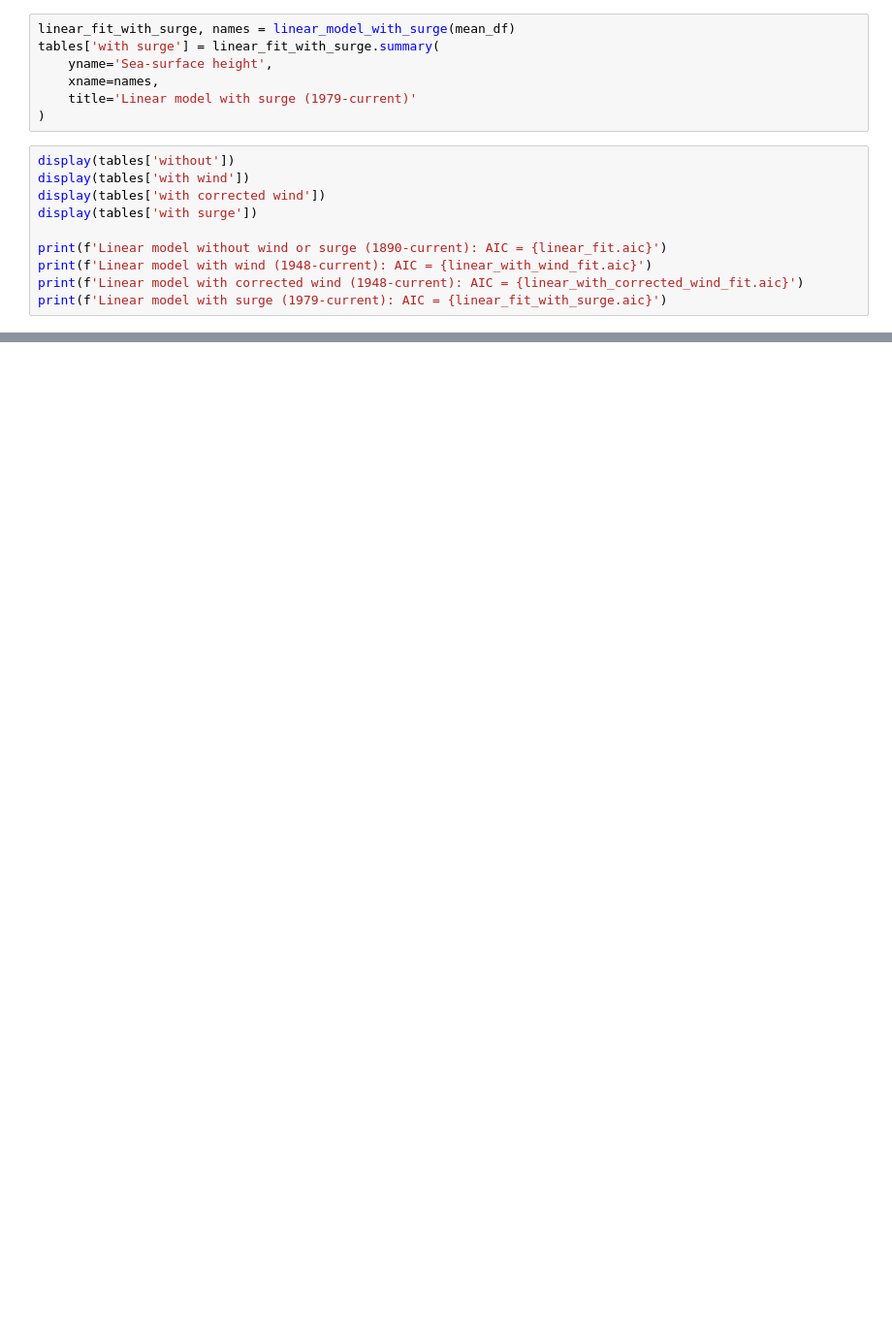
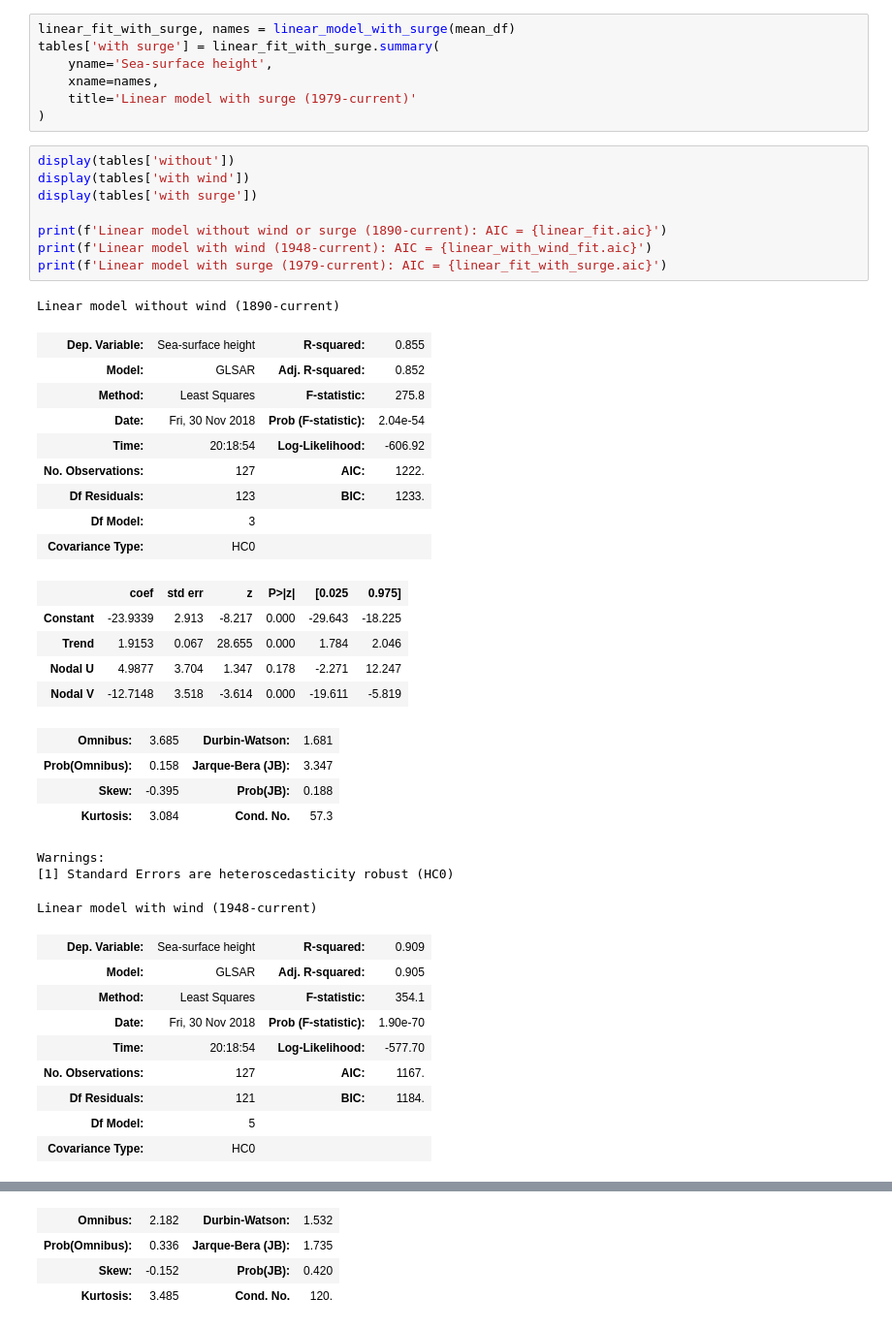
Before and after one commit to openearth/sealevel, a Jupyter notebook: notebooks/analysis/gtsr/Comparison wind and surge data.ipynb, the cells around one changed output, grey strips where cells are left out. Shown: that part at 97% size. Cells and saved outputs as stored; diff of their text form; blank space fills up the shorter version.

```diff
--- a/notebooks/analysis/gtsr/Comparison wind and surge data.ipynb
+++ b/notebooks/analysis/gtsr/Comparison wind and surge data.ipynb
@@ -527,10 +434,40 @@ tables['with surge'] = linear_fit_with_surge.summary(
 # %%
 display(tables['without'])
 display(tables['with wind'])
-display(tables['with corrected wind'])
 display(tables['with surge'])
 
 print(f'Linear model without wind or surge (1890-current): AIC = {linear_fit.aic}')
 print(f'Linear model with wind (1948-current): AIC = {linear_with_wind_fit.aic}')
-print(f'Linear model with corrected wind (1948-current): AIC = {linear_with_corrected_wind_fit.aic}')
 print(f'Linear model with surge (1979-current): AIC = {linear_fit_with_surge.aic}')
+# %% [output]
+Linear model without wind (1890-current)
+| Dep. Variable: | Sea-surface height | R-squared: | 0.855 |
+| Model: | GLSAR | Adj. R-squared: | 0.852 |
+| Method: | Least Squares | F-statistic: | 275.8 |
+| Date: | Fri, 30 Nov 2018 | Prob (F-statistic): | 2.04e-54 |
+| Time: | 20:18:54 | Log-Likelihood: | -606.92 |
+| No. Observations: | 127 | AIC: | 1222. |
+| Df Residuals: | 123 | BIC: | 1233. |
+| Df Model: | 3 |  |  |
+| Covariance Type: | HC0 |  |  |
+|  | coef | std err | z | P>|z| | [0.025 | 0.975] |
+| Constant | -23.9339 | 2.913 | -8.217 | 0.000 | -29.643 | -18.225 |
+| Trend | 1.9153 | 0.067 | 28.655 | 0.000 | 1.784 | 2.046 |
+| Nodal U | 4.9877 | 3.704 | 1.347 | 0.178 | -2.271 | 12.247 |
+| Nodal V | -12.7148 | 3.518 | -3.614 | 0.000 | -19.611 | -5.819 |
+| Omnibus: | 3.685 | Durbin-Watson: | 1.681 |
+| Prob(Omnibus): | 0.158 | Jarque-Bera (JB): | 3.347 |
+| Skew: | -0.395 | Prob(JB): | 0.188 |
+| Kurtosis: | 3.084 | Cond. No. | 57.3 |
+Warnings:
+[1] Standard Errors are heteroscedasticity robust (HC0)
+Linear model with wind (1948-current)
+| Dep. Variable: | Sea-surface height | R-squared: | 0.909 |
+| Model: | GLSAR | Adj. R-squared: | 0.905 |
+| Method: | Least Squares | F-statistic: | 354.1 |
+| Date: | Fri, 30 Nov 2018 | Prob (F-statistic): | 1.90e-70 |
+| Time: | 20:18:54 | Log-Likelihood: | -577.70 |
+| No. Observations: | 127 | AIC: | 1167. |
+| Df Residuals: | 121 | BIC: | 1184. |
+| Df Model: | 5 |  |  |
+| Covariance Type: | HC0 |  |  |
@@ -536,0 +481,4 @@ print(f'Linear model with surge (1979-current): AIC = {linear_fit_with_surge.aic
+| Omnibus: | 2.182 | Durbin-Watson: | 1.532 |
+| Prob(Omnibus): | 0.336 | Jarque-Bera (JB): | 1.735 |
+| Skew: | -0.152 | Prob(JB): | 0.420 |
+| Kurtosis: | 3.485 | Cond. No. | 120. |
```
Also changed, not shown: parts of 28 cells of this notebook, 3 other files.
